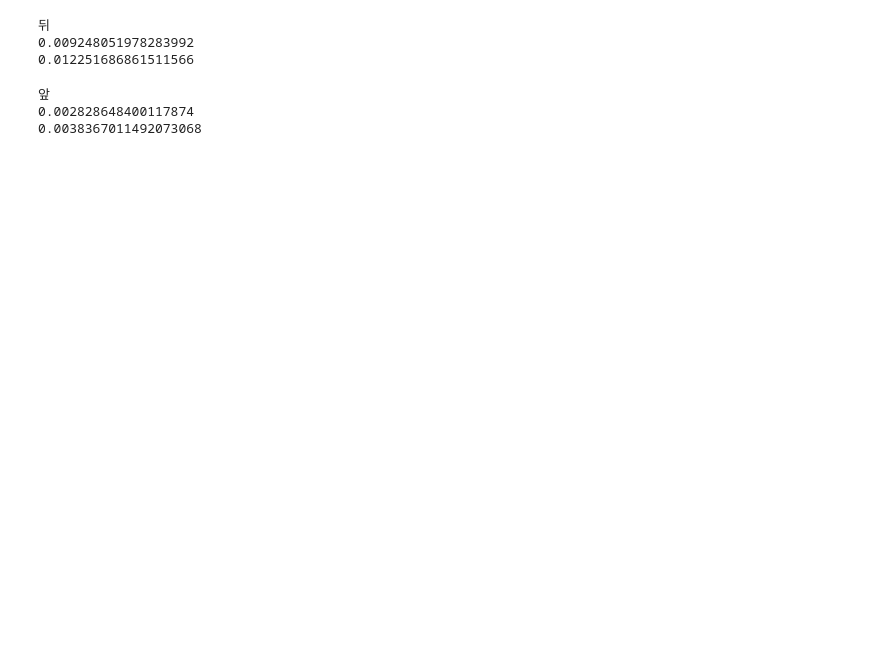
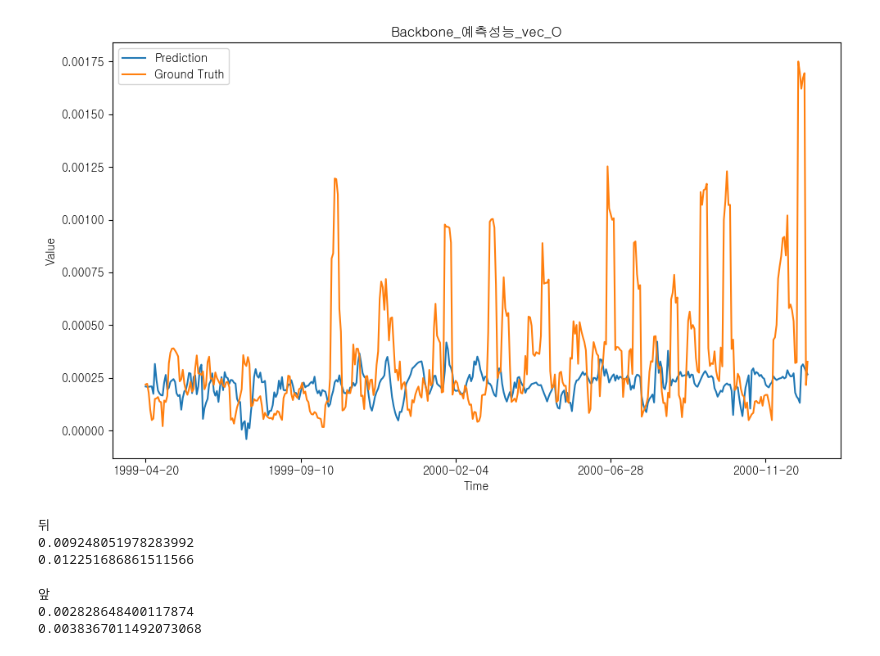
Before and after one commit to kimjuhwan1234/Volatility_Forecasting, a Jupyter notebook: EDA.ipynb, the cells around one changed output. Saved outputs shown, nothing was run; the diff lists cells and outputs as text; code cells hidden in the pictures; blank space fills up the shorter version.

```diff
--- a/EDA.ipynb
+++ b/EDA.ipynb
@@ -14,3 +15,17 @@ pred1 = pd.read_csv('Files/BiLSTM/additionalX_SP.csv', index_col=0)
+# %%
+plt.figure(figsize=(10, 6))
+plt.plot(pred1['Predictions'].iloc[0:-2], label='Prediction')
+plt.plot(pred1['Ground Truths'].iloc[0:-2], label='Ground Truth')
+# plt.plot(gt.loc['1999-06-28':'2001-01-01'], label='Ground Truth')
+plt.title('Backbone_예측성능_vec_O')
+plt.xlabel('Time')
+plt.ylabel('Value')
+plt.legend()
+plt.xticks(pred1.index[0:-2:100])
+plt.tight_layout()
+plt.show()
+# %% [output]
+[figure, added]
 # %%
 def calculate_mae(gt, output):
     mae = mean_absolute_error(gt, output)
```
Also changed, not shown: parts of 5 cells of this notebook, 19 other files.
